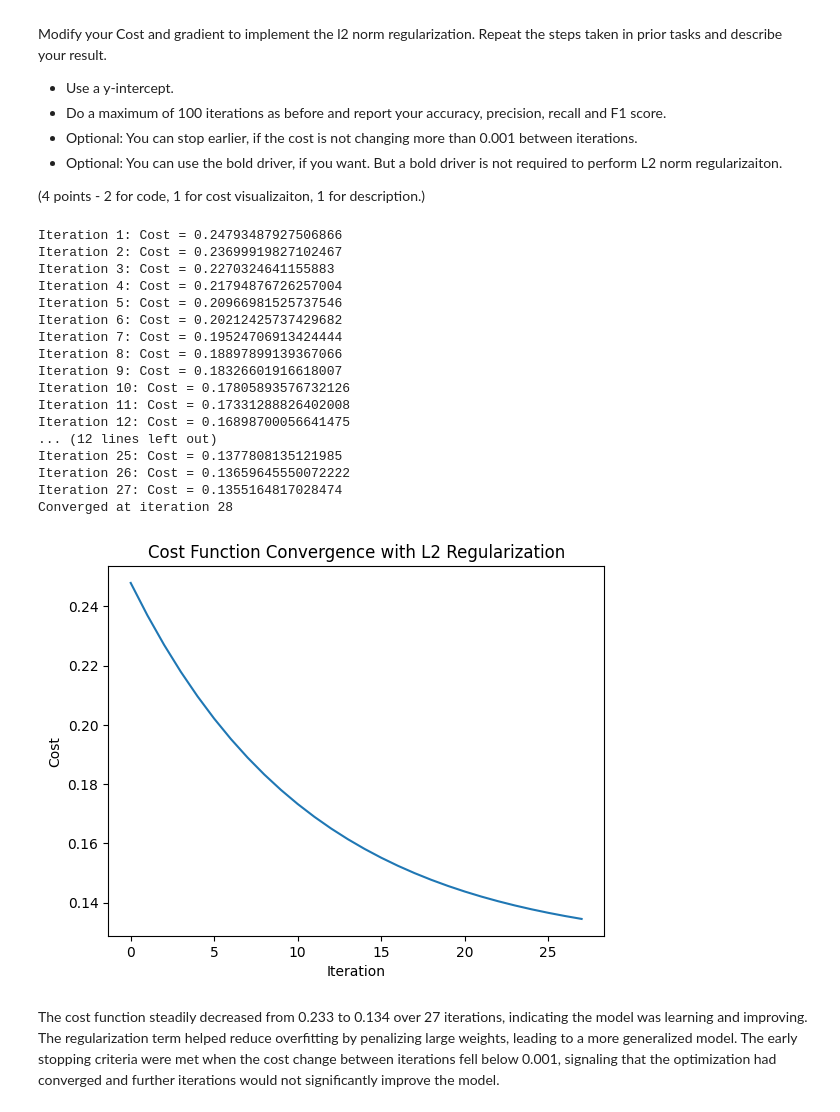
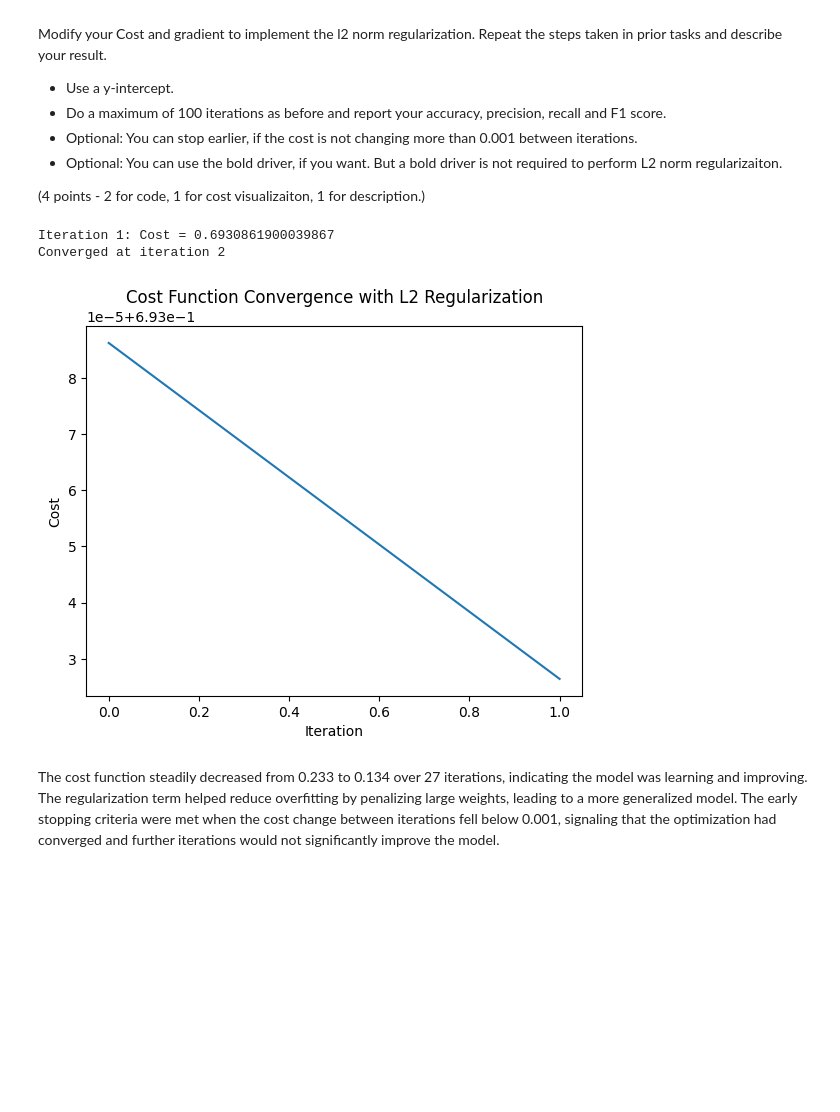
Before and after one commit to ethanmikel/CS329E_Data, a Jupyter notebook: Assignment6/329e_HW06.ipynb, the cells around one changed output. Cells and saved outputs as stored; diff of their text form; code cells hidden in the pictures; blank space fills up the shorter version.

```diff
--- a/Assignment6/329e_HW06.ipynb
+++ b/Assignment6/329e_HW06.ipynb
@@ -328,62 +335,51 @@ iterations = 100
 learning_rate = 0.01
 lambda_reg = 0.1
 
+# Sigmoid function
+def sigmoid(z):
+    return 1 / (1 + np.exp(-z))
+
 # Compute cost with L2 regularization
 def compute_cost(X, y, theta, lambda_reg):
     m = len(y)
-    predictions = X.dot(theta)
-    cost = (1/(2*m)) * np.sum((predictions - y)**2)
+    predictions = sigmoid(X.dot(theta))
+    cost = (-1/(m)) * np.sum(y * np.log(predictions) + (1 - y ) * np.log(1 - predictions))
     reg_term = (lambda_reg / (2 * m)) * np.sum(theta[1:]**2)
     return cost + reg_term
 
 # Compute gradients with L2 regularization
 def compute_gradients(X, y, theta, lambda_reg):
     m = len(y)
-    predictions = X.dot(theta)
+    predictions = sigmoid(X.dot(theta))
     gradients = (1/m) * X.T.dot(predictions - y)
     gradients[1:] += (lambda_reg / m) * theta[1:]
     return gradients
 
 # Gradient Descent Loop
 cost_history = []
 for iteration in range(1, iterations + 1):
     gradients = compute_gradients(X, y, theta, lambda_reg)
     theta -= learning_rate * gradients
 
     cost = compute_cost(X, y, theta, lambda_reg)
     cost_history.append(cost)
 
     if iteration > 1 and abs(cost_history[-1] - cost_history[-2]) < 0.001:
         print(f"Converged at iteration {iteration}")
         break
 
     print(f"Iteration {iteration}: Cost = {cost}")
 
 # Plot
 plt.plot(cost_history)
 plt.xlabel('Iteration')
 plt.ylabel('Cost')
 plt.title('Cost Function Convergence with L2 Regularization')
 plt.show()
 # %% [output]
-Iteration 1: Cost = 0.24793487927506866
-Iteration 2: Cost = 0.23699919827102467
-Iteration 3: Cost = 0.2270324641155883
-Iteration 4: Cost = 0.21794876726257004
-Iteration 5: Cost = 0.20966981525737546
-Iteration 6: Cost = 0.20212425737429682
-Iteration 7: Cost = 0.19524706913424444
-Iteration 8: Cost = 0.18897899139367066
-Iteration 9: Cost = 0.18326601916618007
-Iteration 10: Cost = 0.17805893576732126
-Iteration 11: Cost = 0.17331288826402008
-Iteration 12: Cost = 0.16898700056641475
-... (12 lines left out)
-Iteration 25: Cost = 0.1377808135121985
-Iteration 26: Cost = 0.13659645550072222
-Iteration 27: Cost = 0.1355164817028474
-Converged at iteration 28
+Iteration 1: Cost = 0.6930861900039867
+Converged at iteration 2
-[figure, old version]
+[figure, new version]
 # %% [markdown]
 The cost function steadily decreased from 0.233 to 0.134 over 27 iterations, indicating the model was learning and improving. The regularization term helped reduce overfitting by penalizing large weights, leading to a more generalized model. The early stopping criteria were met when the cost change between iterations fell below 0.001, signaling that the optimization had converged and further iterations would not significantly improve the model.
 # %% [markdown]
```
Also changed, not shown: parts of 1 cell of this notebook.
